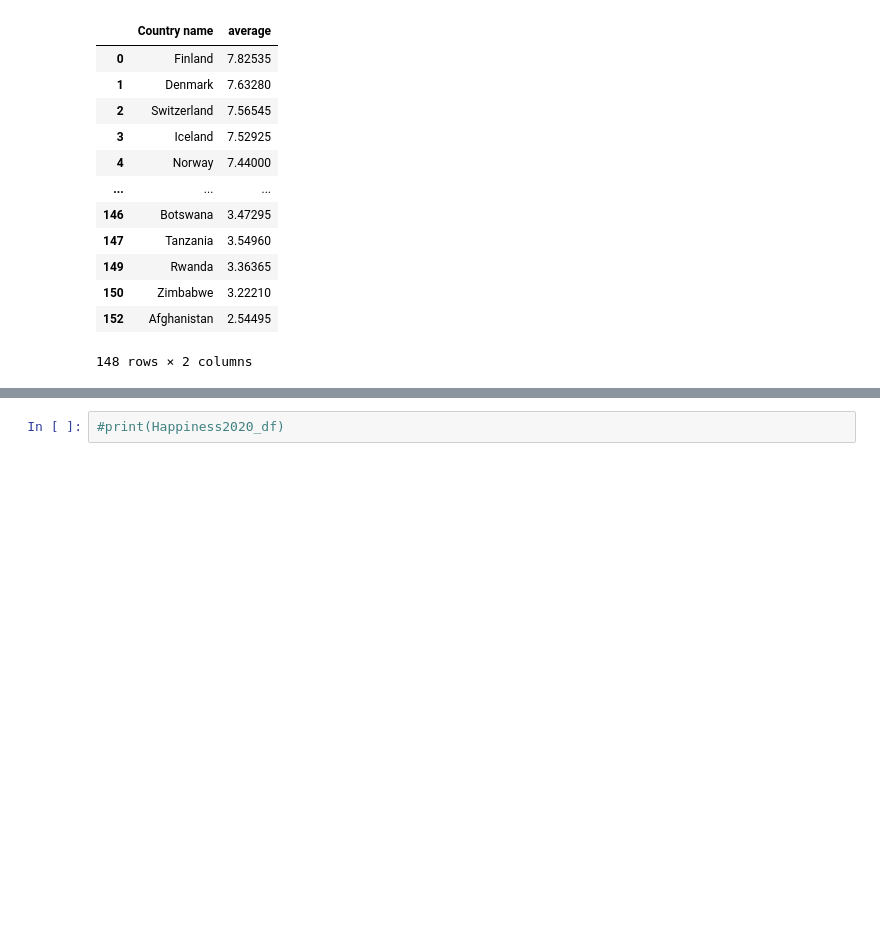
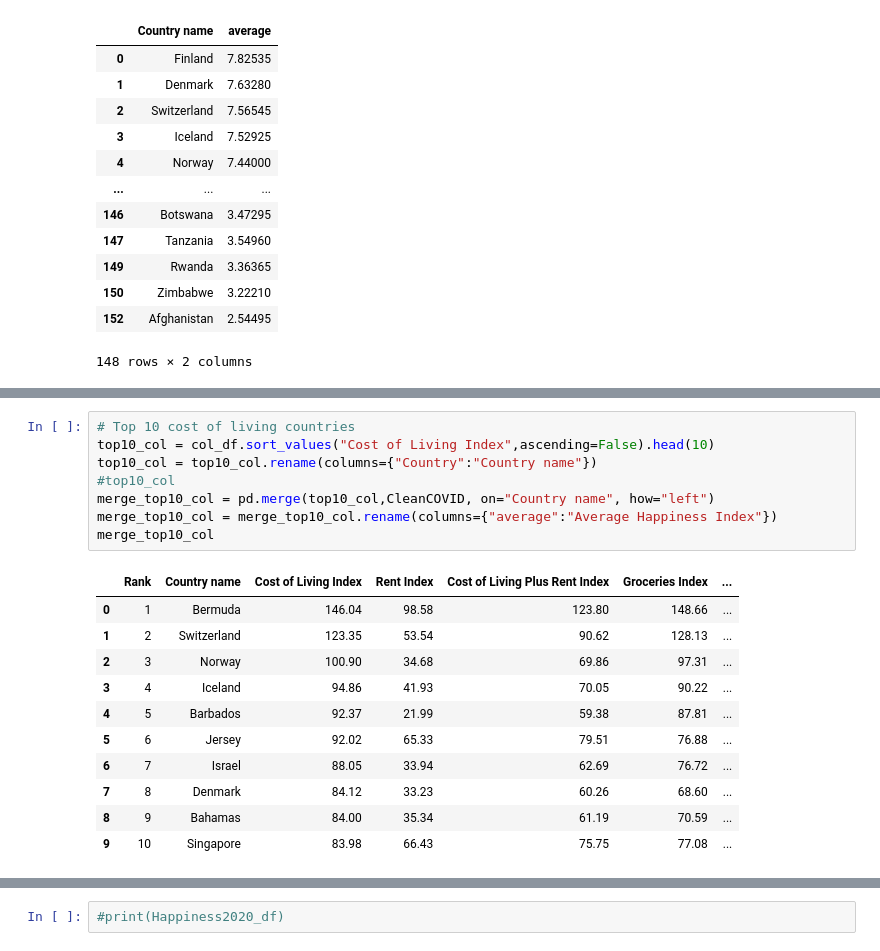
Before and after one commit to viktiger/ClassProjectETL, a Jupyter notebook: VS_ProjectETL v1.ipynb, the cells around one changed output, grey strips where cells are left out. Saved outputs shown, nothing was run; the diff lists cells and outputs as text; blank space fills up the shorter version.

```diff
--- a/VS_ProjectETL v1.ipynb
+++ b/VS_ProjectETL v1.ipynb
@@ -118,0 +166,20 @@ plt.show()
+# %%
+# Top 10 cost of living countries
+top10_col = col_df.sort_values("Cost of Living Index",ascending=False).head(10)
+top10_col = top10_col.rename(columns={"Country":"Country name"})
+#top10_col
+merge_top10_col = pd.merge(top10_col,CleanCOVID, on="Country name", how="left")
+merge_top10_col = merge_top10_col.rename(columns={"average":"Average Happiness Index"})
+merge_top10_col
+# %% [output]
+|  | Rank | Country name | Cost of Living Index | Rent Index | Cost of Living Plus Rent Index | Groceries Index | ... |
+| 0 | 1 | Bermuda | 146.04 | 98.58 | 123.80 | 148.66 | ... |
+| 1 | 2 | Switzerland | 123.35 | 53.54 | 90.62 | 128.13 | ... |
+| 2 | 3 | Norway | 100.90 | 34.68 | 69.86 | 97.31 | ... |
+| 3 | 4 | Iceland | 94.86 | 41.93 | 70.05 | 90.22 | ... |
+| 4 | 5 | Barbados | 92.37 | 21.99 | 59.38 | 87.81 | ... |
+| 5 | 6 | Jersey | 92.02 | 65.33 | 79.51 | 76.88 | ... |
+| 6 | 7 | Israel | 88.05 | 33.94 | 62.69 | 76.72 | ... |
+| 7 | 8 | Denmark | 84.12 | 33.23 | 60.26 | 68.60 | ... |
+| 8 | 9 | Bahamas | 84.00 | 35.34 | 61.19 | 70.59 | ... |
+| 9 | 10 | Singapore | 83.98 | 66.43 | 75.75 | 77.08 | ... |
```
Also changed, not shown: parts of 5 cells of this notebook.
